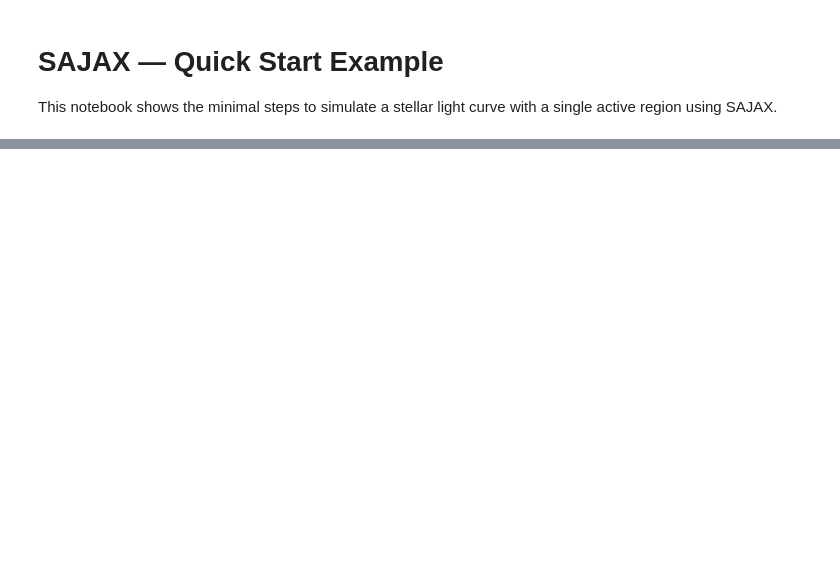
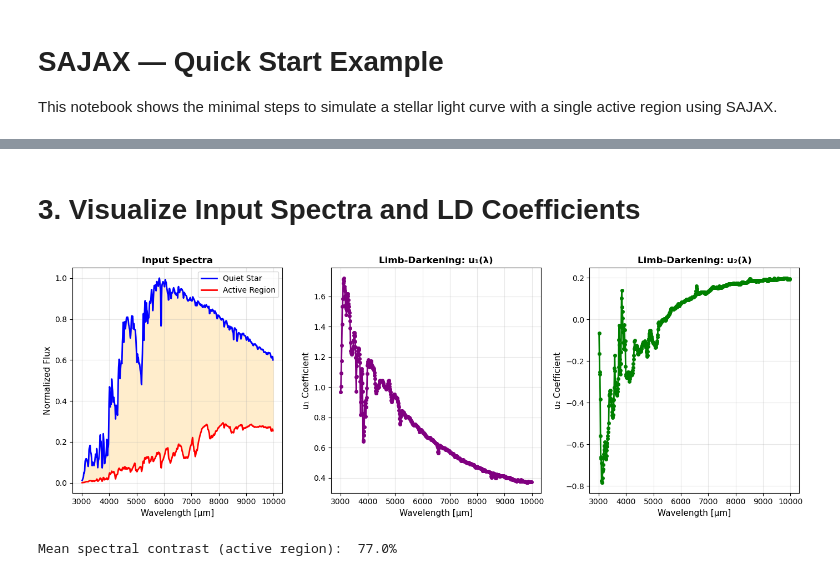
Before and after one commit to SamMerc/sajax, a Jupyter notebook: examples/sajax_quickstart.ipynb, the cells around one changed output, grey strips where cells are left out. Saved outputs shown, nothing was run; the diff lists cells and outputs as text; code cells hidden in the pictures; blank space fills up the shorter version.

```diff
--- a/examples/sajax_quickstart.ipynb
+++ b/examples/sajax_quickstart.ipynb
@@ -82,0 +59,42 @@ plt.show()
+# %% [markdown]
+# 3. Visualize Input Spectra and LD Coefficients
+# %%
+fig = plt.figure(figsize=(14, 5))
+gs = GridSpec(1, 3, figure=fig)
+
+# Plot 1: Spectra
+ax1 = fig.add_subplot(gs[0, 0])
+ax1.plot(wavelength, flux_quiet, 'b-', linewidth=2, label='Quiet Star')
+ax1.plot(wavelength, flux_active, 'r-', linewidth=2, label='Active Region')
+ax1.fill_between(wavelength, flux_quiet, flux_active, alpha=0.2, color='orange')
+ax1.set_xlabel('Wavelength [μm]', fontsize=11)
+ax1.set_ylabel('Normalized Flux', fontsize=11)
+ax1.set_title('Input Spectra', fontsize=12, fontweight='bold')
+ax1.legend(fontsize=10)
+ax1.grid(True, alpha=0.3)
+
+# Plot 2: LD u1 coefficient
+ax2 = fig.add_subplot(gs[0, 1])
+ax2.plot(wavelength, u1_wavelength, 'o-', linewidth=2, color='purple', markersize=4)
+ax2.set_xlabel('Wavelength [μm]', fontsize=11)
+ax2.set_ylabel('u₁ Coefficient', fontsize=11)
+ax2.set_title('Limb-Darkening: u₁(λ)', fontsize=12, fontweight='bold')
+ax2.grid(True, alpha=0.3)
+
+# Plot 3: LD u2 coefficient
+ax3 = fig.add_subplot(gs[0, 2])
+ax3.plot(wavelength, u2_wavelength, 'o-', linewidth=2, color='green', markersize=4)
+ax3.set_xlabel('Wavelength [μm]', fontsize=11)
+ax3.set_ylabel('u₂ Coefficient', fontsize=11)
+ax3.set_title('Limb-Darkening: u₂(λ)', fontsize=12, fontweight='bold')
+ax3.grid(True, alpha=0.3)
+
+plt.tight_layout()
+plt.show()
+
+# Print spectrum contrast
+contrast = (np.mean(flux_quiet) - np.mean(flux_active)) / np.mean(flux_quiet)
+print(f"\nMean spectral contrast (active region):  {contrast*100:.1f}%")
+# %% [output]
+[figure, added]
+Mean spectral contrast (active region):  77.0%
```
Also changed, not shown: parts of 22 cells of this notebook, 3 other files.
